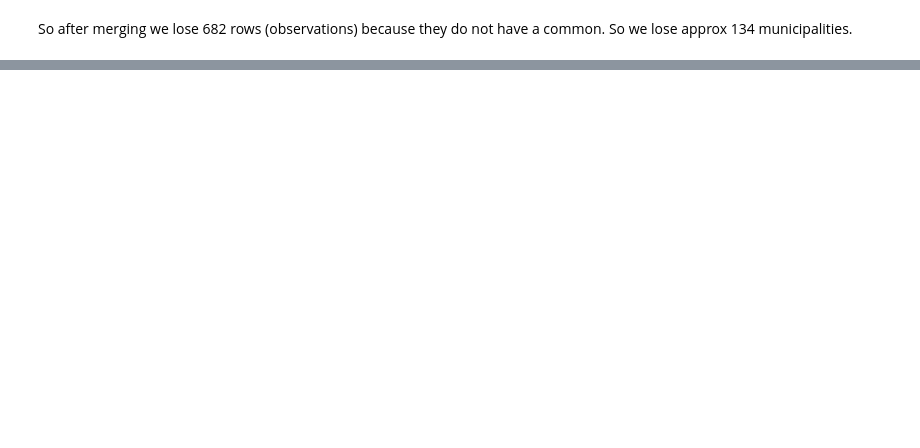
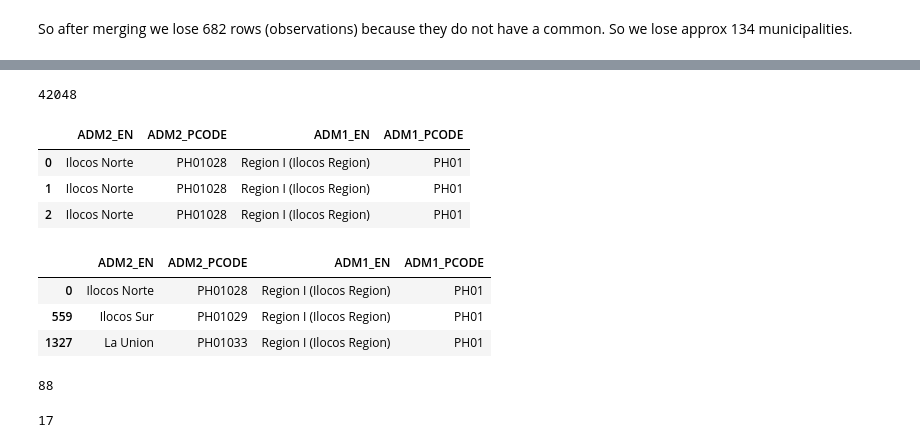
Before and after one commit to BMasinde/causal-fairness-Philippines-drrm, a Jupyter notebook: data expo notebooks/data wrangling and expo.ipynb, the cells around one changed output, grey strips where cells are left out. Saved outputs shown, nothing was run; the diff lists cells and outputs as text; code cells hidden in the pictures; blank space fills up the shorter version.

```diff
--- a/data expo notebooks/data wrangling and expo.ipynb
+++ b/data expo notebooks/data wrangling and expo.ipynb
@@ -285,0 +246,7 @@ len(nan_rows['Mun_Code_2'].unique())
+# %%
+path_admin_bounds = '/Users/masinde/Projects/causal-fairness-Philippines-drrm/data/phl_adminboundaries_tabulardata.xlsx'
+
+# Read the Excel file (provide the path to your file)
+admin_bounds_DF = pd.read_excel(path_admin_bounds)
+
+admin_bounds_DF.head(5)
@@ -285,0 +260,34 @@ len(nan_rows['Mun_Code_2'].unique())
+# %%
+len(admin_bounds_DF)
+# %% [output]
+42048
+# %%
+# extract ADM2_EN, ADM2_PCODE, ADM1_EN, and ADM1_PCODE
+
+admin_bounds_DF = admin_bounds_DF[['ADM2_EN', 'ADM2_PCODE', 'ADM1_EN', 'ADM1_PCODE']]
+
+admin_bounds_DF.head(3)
+# %% [output]
+|  | ADM2_EN | ADM2_PCODE | ADM1_EN | ADM1_PCODE |
+| 0 | Ilocos Norte | PH01028 | Region I (Ilocos Region) | PH01 |
+| 1 | Ilocos Norte | PH01028 | Region I (Ilocos Region) | PH01 |
+| 2 | Ilocos Norte | PH01028 | Region I (Ilocos Region) | PH01 |
+# %%
+# remove duplicates across all 4 columns
+admin_bounds_DF = admin_bounds_DF.drop_duplicates()
+
+admin_bounds_DF.head(3)
+# %% [output]
+|  | ADM2_EN | ADM2_PCODE | ADM1_EN | ADM1_PCODE |
+| 0 | Ilocos Norte | PH01028 | Region I (Ilocos Region) | PH01 |
+| 559 | Ilocos Sur | PH01029 | Region I (Ilocos Region) | PH01 |
+| 1327 | La Union | PH01033 | Region I (Ilocos Region) | PH01 |
+# %%
+len(admin_bounds_DF)
+# %% [output]
+88
+# %%
+# number of regions
+admin_bounds_DF['ADM1_EN'].nunique()
+# %% [output]
+17
```
Also changed, not shown: parts of 22 cells of this notebook.
